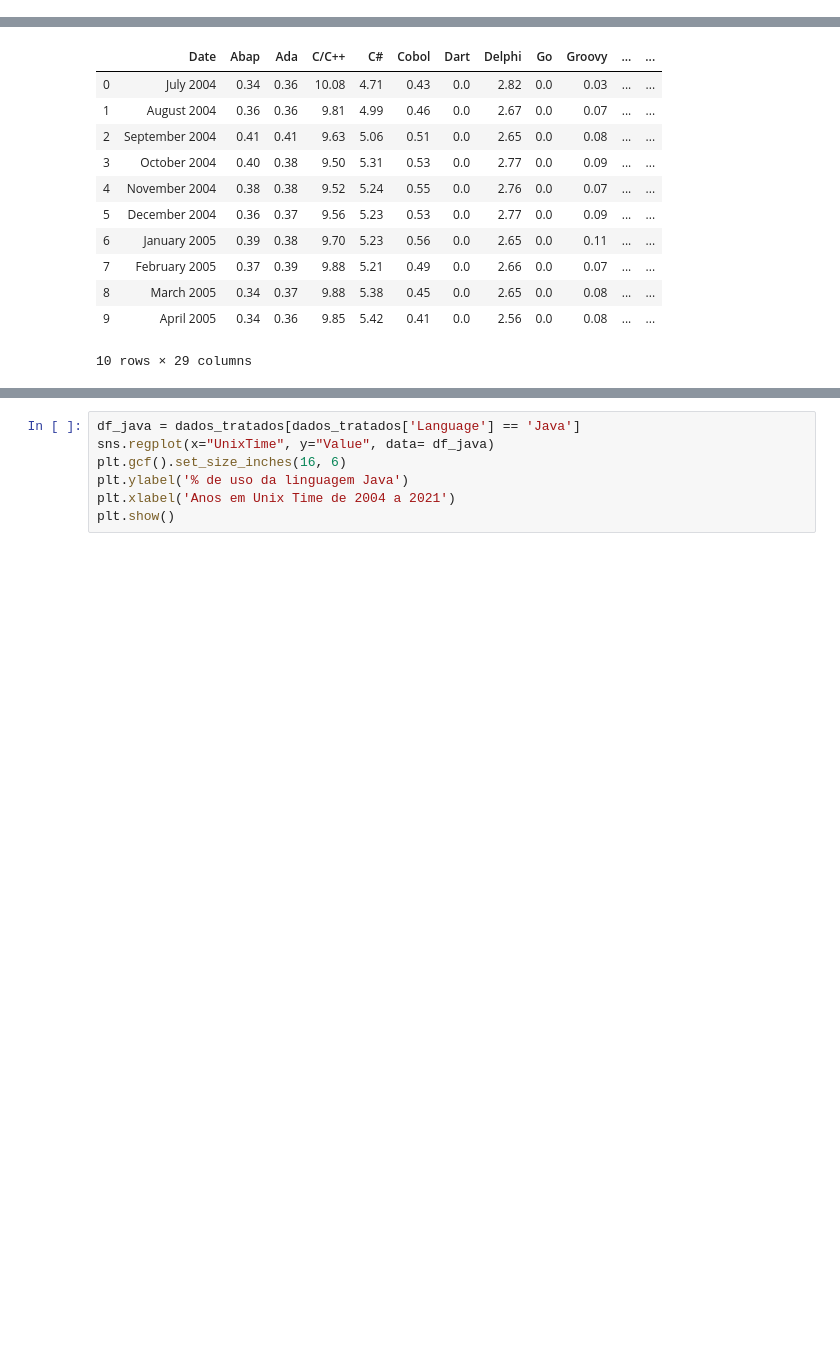
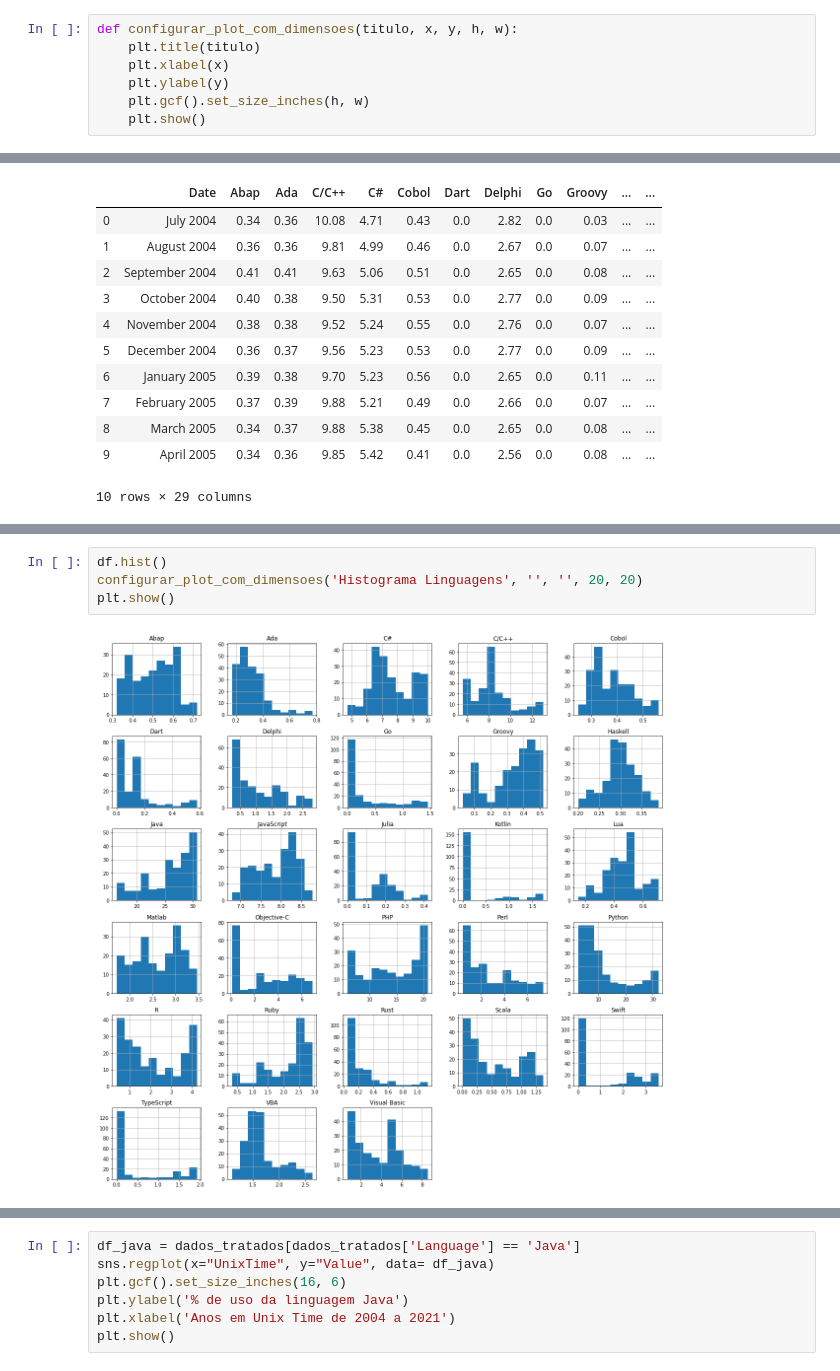
Before and after one commit to vhnegrisoli/tcc-pos-graduacao-puc, a Jupyter notebook: Análise Linguagens de Programação.ipynb, the cells around one changed output, grey strips where cells are left out. Saved outputs shown, nothing was run; the diff lists cells and outputs as text; blank space fills up the shorter version.

```diff
--- a/Análise Linguagens de Programação.ipynb
+++ b/Análise Linguagens de Programação.ipynb
@@ -12,3 +12,10 @@ import warnings
 warnings.filterwarnings('ignore')
 
 import requests
+# %%
+def configurar_plot_com_dimensoes(titulo, x, y, h, w):
+    plt.title(titulo)
+    plt.xlabel(x)
+    plt.ylabel(y)
+    plt.gcf().set_size_inches(h, w)
+    plt.show()
@@ -31,3 +63,9 @@ df.head(10)
+# %%
+df.hist()
+configurar_plot_com_dimensoes('Histograma Linguagens', '', '', 20, 20)
+plt.show()
+# %% [output]
+[figure, added]
 # %%
 def createDataFrameFor(df, colunas, colunaAtual):
     return pd.DataFrame(
```
Also changed, not shown: parts of 17 cells of this notebook, 1 other file.
